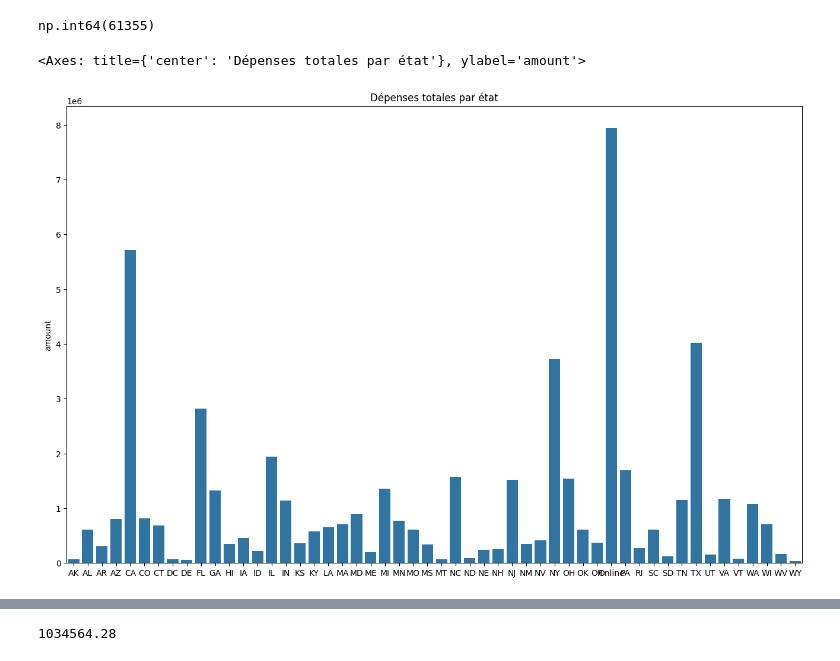
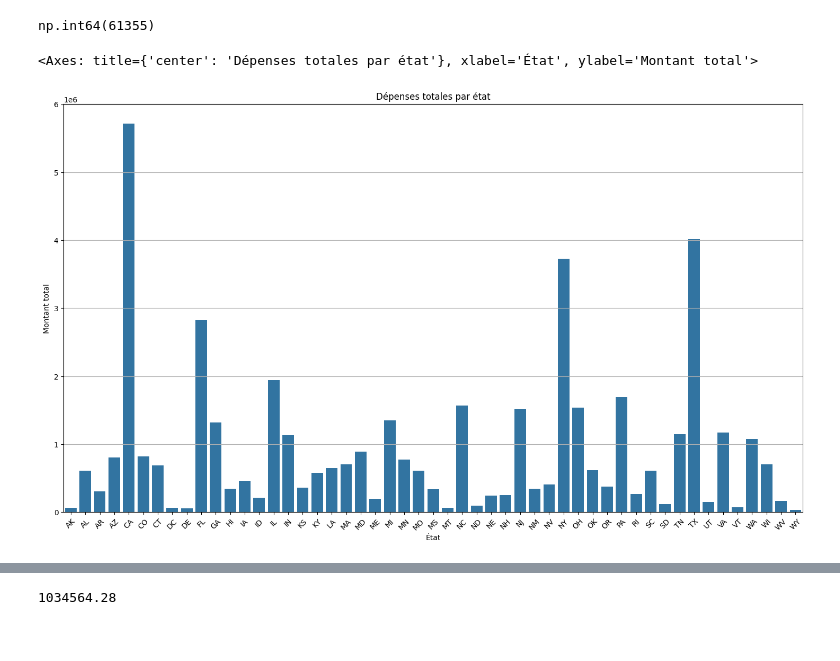
Before and after one commit to etu47734/Projet-Data-Analytics, a Jupyter notebook: init.ipynb, the cells around one changed output, grey strips where cells are left out. Cells and saved outputs as stored; diff of their text form; code cells hidden in the pictures.

```diff
--- a/init.ipynb
+++ b/init.ipynb
@@ -231,14 +270,24 @@ transactions.amount.lt(0).sum()
 np.int64(61355)
 # %%
 # Dépenses par zones géographiques
-plt.figure(figsize=(16,10))
+plt.figure(figsize=(18,10))
 plt.title("Dépenses totales par état")
+plt.xlabel("État")
+plt.ylabel("Montant total")
+plt.xticks(rotation=45)
+plt.grid(True)
 
-# montant des dépenses par état
+# Montant des dépenses par état (utilisation en dessous du graphique)
 transactions_by_state = transactions.groupby(['merchant_state']).amount
 amount_by_state = transactions_by_state.sum()
-sns.barplot(x=list(transactions_by_state.indices), y=amount_by_state)
+
+# Montant des dépenses par état sans online
+transactions_without_online = transactions[transactions["merchant_state"] != "Online"]
+transactions_by_state_without_online = transactions_without_online.groupby(["merchant_state"]).amount
+amount_by_state_without_online = transactions_by_state_without_online.sum()
+
+sns.barplot(x=list(transactions_by_state_without_online.indices), y=amount_by_state_without_online)
 # %% [output]
-<Axes: title={'center': 'Dépenses totales par état'}, ylabel='amount'>
+<Axes: title={'center': 'Dépenses totales par état'}, xlabel='État', ylabel='Montant total'>
-[figure, old version]
+[figure, new version]
 # %%
```
Also changed, not shown: parts of 16 cells of this notebook.
